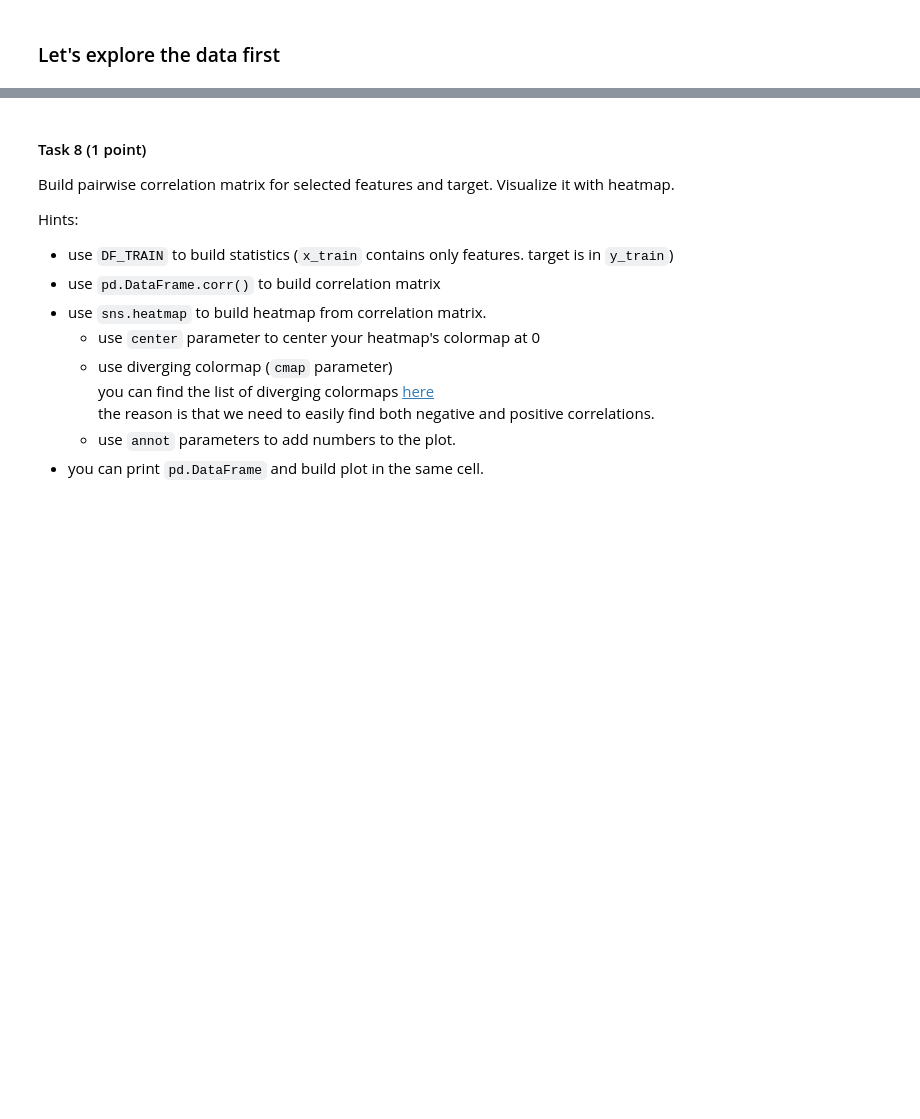
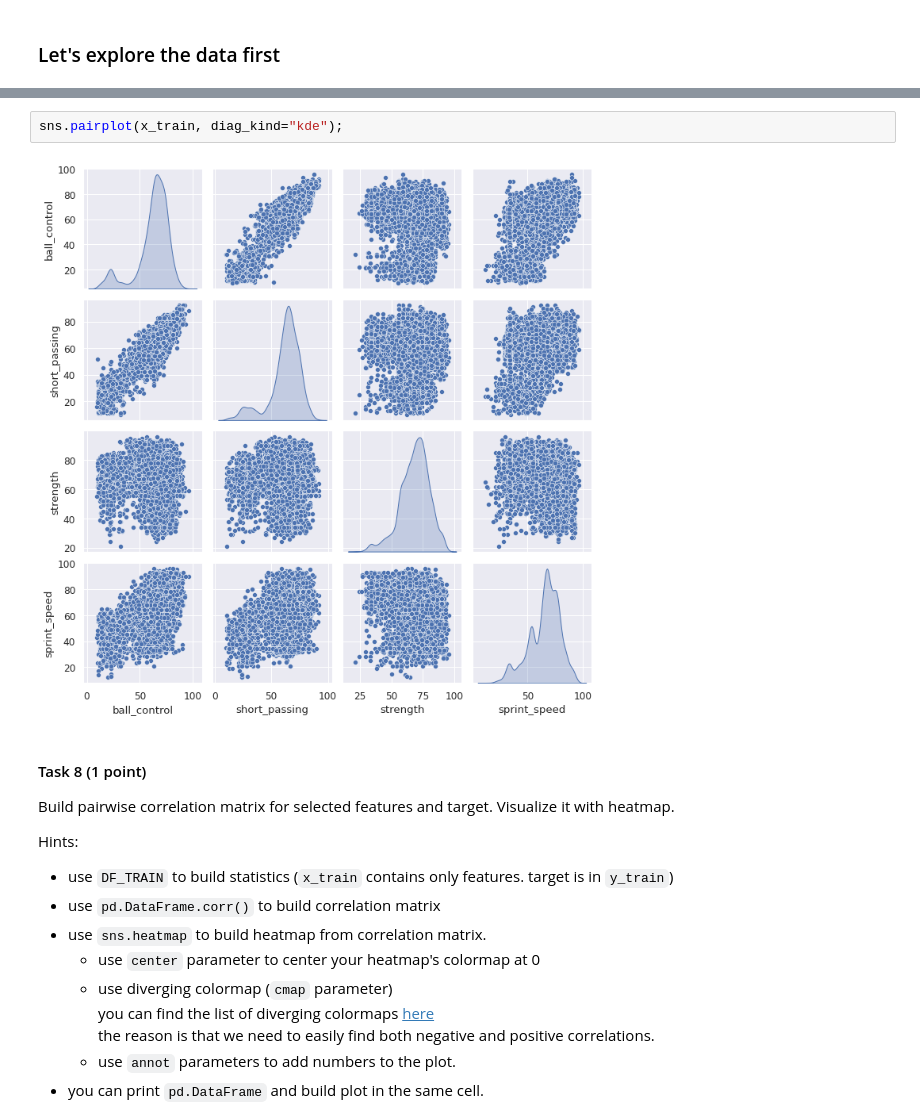
Before and after one commit to AndreiChenchik/ml-intro, a Jupyter notebook: 3_linear_regression/linear_regression.ipynb, the cells around one changed output, grey strips where cells are left out. Saved outputs shown, nothing was run; the diff lists cells and outputs as text; blank space fills up the shorter version.

```diff
--- a/3_linear_regression/linear_regression.ipynb
+++ b/3_linear_regression/linear_regression.ipynb
@@ -750,3 +764,7 @@ print(cols)
+# %%
+sns.pairplot(x_train, diag_kind="kde");
+# %% [output]
+[figure, added]
 # %% [markdown]
 #### Task 8 (1 point)
 
```
Also changed, not shown: parts of 12 cells of this notebook.
